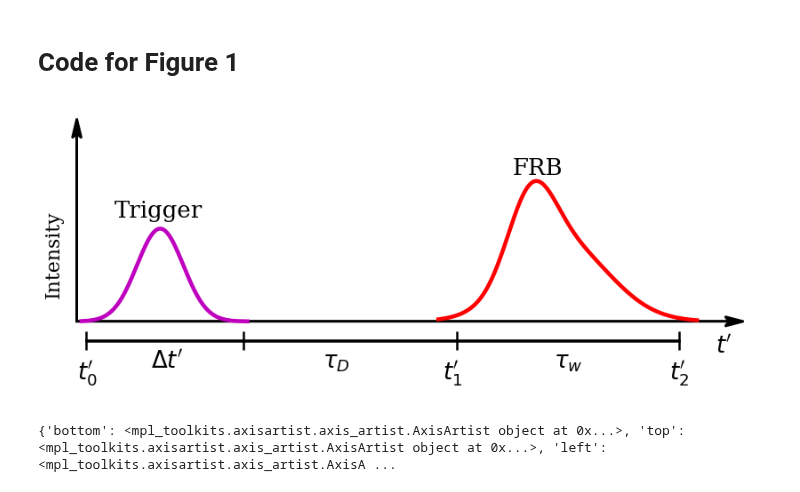
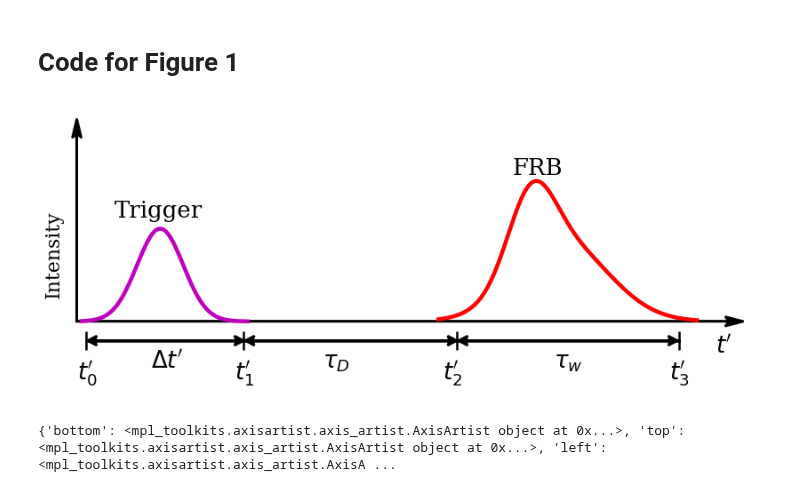
Before and after one commit to mef51/subdriftlaw, a Jupyter notebook: TimeFigure.ipynb, the cells around one changed output. Drawn from its saved outputs; the diff is of its cells as text; code cells hidden in the pictures.

Commit message:
put arrows on intervals for time sequence figure

```diff
--- a/TimeFigure.ipynb
+++ b/TimeFigure.ipynb
@@ -44,36 +44,52 @@ ax.arrow(0.2, 0, 14, 0, head_width=0.05, head_length=0.4, overhang=0.2, color='k
 
 ## Timeline
 liney = -0.1
 tickwidth = 0.1
 # Main line
 ax.arrow(0.4, liney, 12.81, 0, color='k', head_width=0, head_length=0, overhang=0, lw=alw)
 # Ticks
 ax.arrow(x[rstart], liney-tickwidth/2, 0, tickwidth, color='k', head_width=0, head_length=0, overhang=0, lw=alw)
 ax.arrow(x[right], liney-tickwidth/2, 0, tickwidth, color='k', head_width=0, head_length=0, overhang=0, lw=alw)
 ax.arrow(x[left], liney-tickwidth/2, 0, tickwidth, color='k', head_width=0, head_length=0, overhang=0, lw=alw)
 ax.arrow(x[lend], liney-tickwidth/2, 0, tickwidth, color='k', head_width=0, head_length=0, overhang=0, lw=alw)
 
+int_length = 0.2
+# Delta t' interval
+ax.arrow(x[rstart]+0.03, liney, x[right]-0.63, 0, lw=alw, head_width=0.05, head_length=int_length, overhang=0.2, color='k')
+ax.arrow(x[right], liney, -x[right]+0.63, 0, lw=alw, head_width=0.05, head_length=int_length, overhang=0.2, color='k')
+
+# Tau D interval
+ax.arrow(x[right]+0.03, liney, x[left]-x[right]-0.23, 0, lw=alw, head_width=0.05, head_length=int_length, overhang=0.2, color='k')
+ax.arrow(x[left], liney, -(x[left]-x[right]-0.23), 0, lw=alw, head_width=0.05, head_length=int_length, overhang=0.2, color='k')
+
+# Tau W interval
+ax.arrow(x[left]+0.03, liney, x[lend]-x[left]-0.27, 0, lw=alw, head_width=0.05, head_length=int_length, overhang=0.2, color='k')
+ax.arrow(x[lend], liney, -(x[lend]-x[left]-0.23), 0, lw=alw, head_width=0.05, head_length=int_length, overhang=0.2, color='k')
+
+
 labely = -0.24
 stampy = -0.3
 plt.annotate("$t'$", (14, -0.16), size=lsize)
-plt.annotate("$t_1'$", (8.1, stampy), size=lsize)
-plt.annotate("$t_2'$", (13, stampy), size=lsize)
 plt.annotate("$t_0'$", (0.2, stampy), size=lsize)
+plt.annotate("$t_1'$", (3.6, stampy), size=lsize)
+plt.annotate("$t_2'$", (8.1, stampy), size=lsize)
+plt.annotate("$t_3'$", (13, stampy), size=lsize)
+
 plt.annotate("$\Delta t'$", (1.8, labely), size=lsize)
 plt.annotate("$\\tau_D$", (5.5, labely), size=lsize)
 plt.annotate("$\\tau_w$", (10.5, labely), size=lsize)
 namey = 0.84
 plt.annotate("Trigger", (1, namey-0.3), size=lsize)
 plt.annotate("FRB", (9.6, namey-0.08), size=lsize)
 
 
 for direction in ["right", "top", 'bottom', 'left']:
     # hides borders
     ax.spines[direction].set_visible(False)
 
 plt.savefig('paper_figures/time_sequence.pdf')
 # %% [output]
-[figure, old version]
+[figure, new version]
 # %%
 from mpl_toolkits.axisartist.axislines import SubplotZero
 import matplotlib.pyplot as plt
```
Also changed, not shown: 1 other file.
